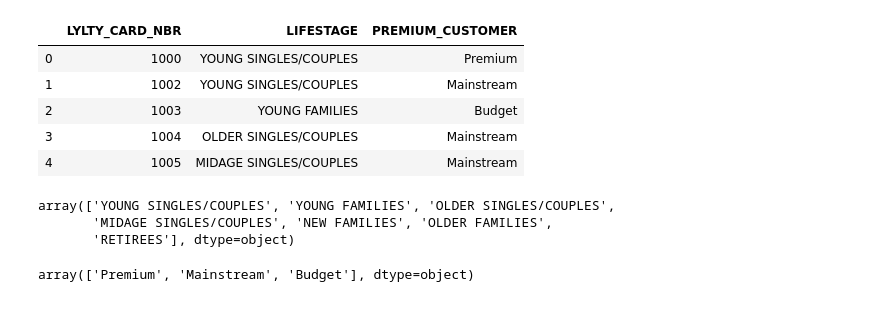
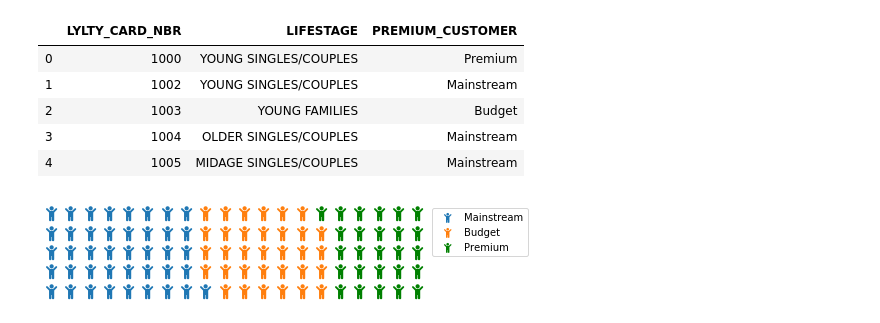
Before and after one commit to teyang-lau/Chips_Customer_Segmentation, a Jupyter notebook: Customer_Segmentation.ipynb, the cells around one changed output. Saved outputs shown, nothing was run; the diff lists cells and outputs as text; code cells hidden in the pictures.

```diff
--- a/Customer_Segmentation.ipynb
+++ b/Customer_Segmentation.ipynb
@@ -375,13 +380,20 @@ customer.head()
 | 2 | 1003 | YOUNG FAMILIES | Budget |
 | 3 | 1004 | OLDER SINGLES/COUPLES | Mainstream |
 | 4 | 1005 | MIDAGE SINGLES/COUPLES | Mainstream |
-# %%
-customer.LIFESTAGE.unique()
-# %% [output]
-array(['YOUNG SINGLES/COUPLES', 'YOUNG FAMILIES', 'OLDER SINGLES/COUPLES',
-       'MIDAGE SINGLES/COUPLES', 'NEW FAMILIES', 'OLDER FAMILIES',
-       'RETIREES'], dtype=object)
-# %%
-customer['PREMIUM_CUSTOMER'].unique()
-# %% [output]
-array(['Premium', 'Mainstream', 'Budget'], dtype=object)
+# %%
+## Waffle chart for customer class
+premium = dict(customer['PREMIUM_CUSTOMER'].value_counts()/len(customer)*100)
+
+plt.figure(figsize=(7,5),
+    FigureClass=Waffle,
+    rows=5,
+    values=premium,
+    colors=["#1f77b4", "#ff7f0e", "green"],
+    legend={'loc': 'upper left', 'bbox_to_anchor': (1, 1)},
+    icons='child',
+    font_size=15,
+    icon_legend=True)
+
+plt.show()
+# %% [output]
+[figure, added]
```
Also changed, not shown: parts of 28 cells of this notebook.
